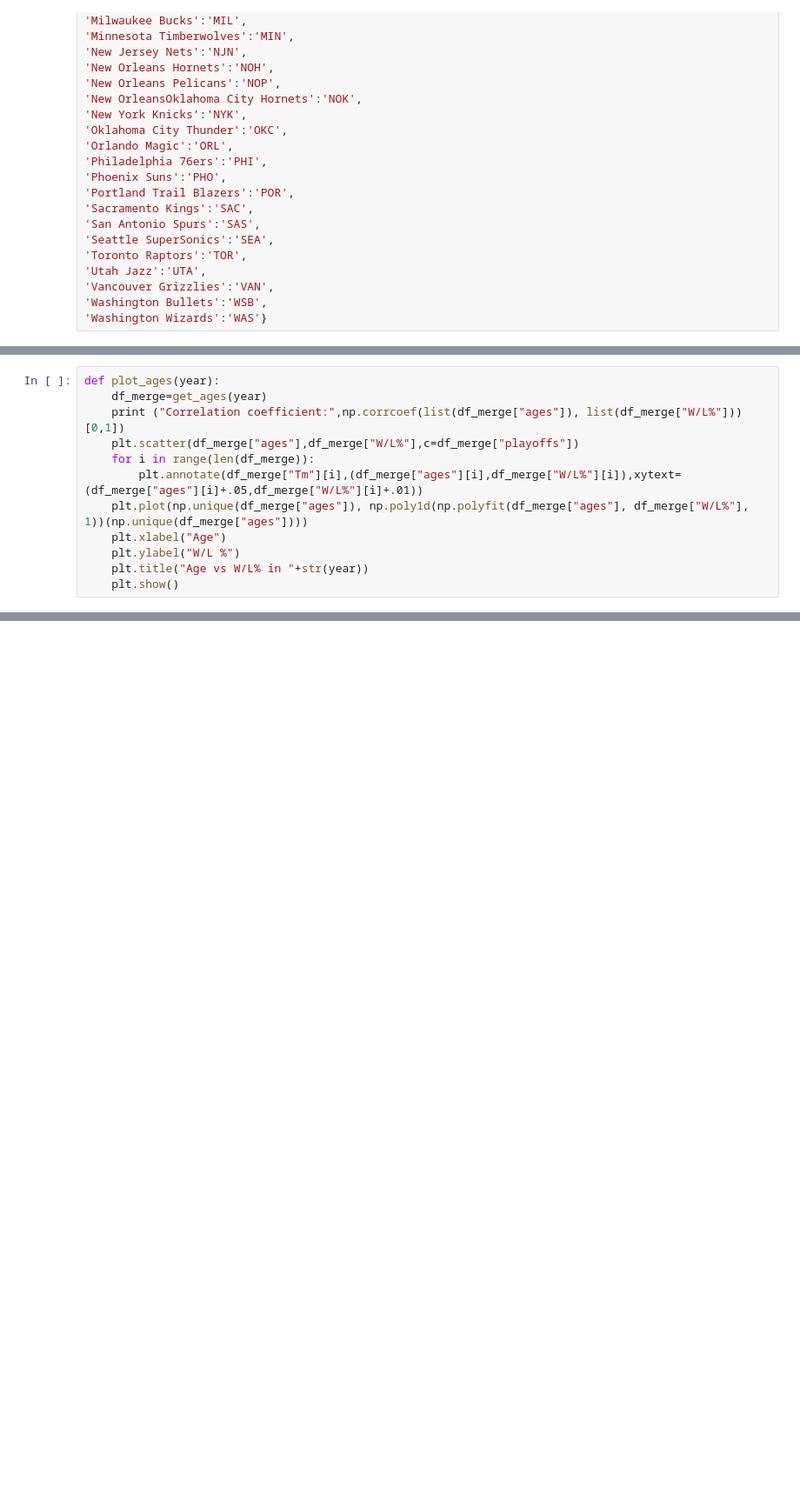
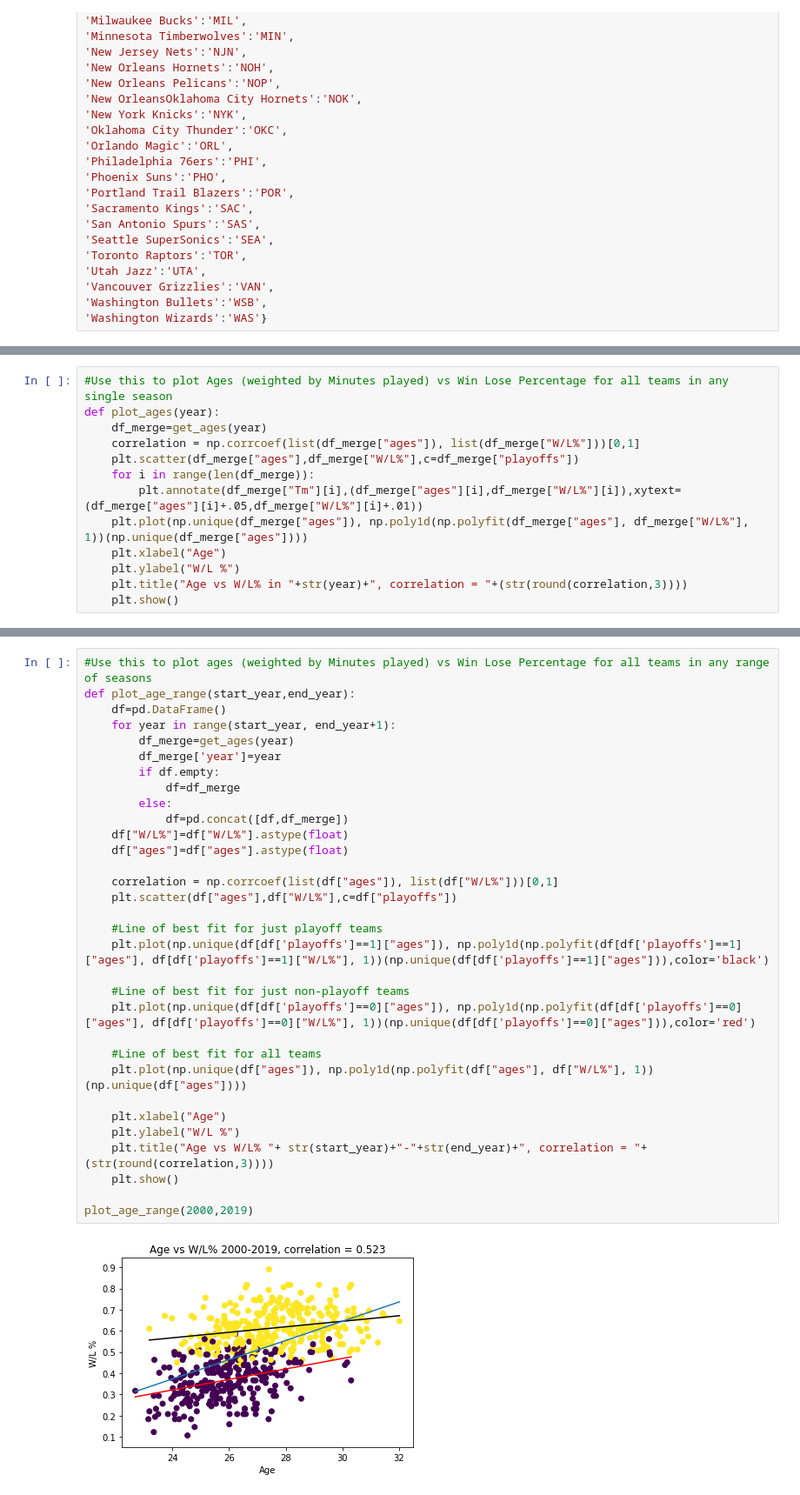
Before and after one commit to yoelferd/NBA-analytics, a Jupyter notebook: Age x MP vs WL.ipynb, the cells around one changed output, grey strips where cells are left out. Shown at 87% size. Saved outputs shown, nothing was run; the diff lists cells and outputs as text; blank space fills up the shorter version.

```diff
--- a/Age x MP vs WL.ipynb
+++ b/Age x MP vs WL.ipynb
@@ -135,15 +156,16 @@ def get_ages(year):
 #get_ages(2019)
 # %%
+#Use this to plot Ages (weighted by Minutes played) vs Win Lose Percentage for all teams in any single season
 def plot_ages(year):
     df_merge=get_ages(year)
-    print ("Correlation coefficient:",np.corrcoef(list(df_merge["ages"]), list(df_merge["W/L%"]))[0,1])
+    correlation = np.corrcoef(list(df_merge["ages"]), list(df_merge["W/L%"]))[0,1]
     plt.scatter(df_merge["ages"],df_merge["W/L%"],c=df_merge["playoffs"])
     for i in range(len(df_merge)):
         plt.annotate(df_merge["Tm"][i],(df_merge["ages"][i],df_merge["W/L%"][i]),xytext=(df_merge["ages"][i]+.05,df_merge["W/L%"][i]+.01))
     plt.plot(np.unique(df_merge["ages"]), np.poly1d(np.polyfit(df_merge["ages"], df_merge["W/L%"], 1))(np.unique(df_merge["ages"])))
     plt.xlabel("Age")
     plt.ylabel("W/L %")
-    plt.title("Age vs W/L% in "+str(year))
+    plt.title("Age vs W/L% in "+str(year)+", correlation = "+(str(round(correlation,3))))
     plt.show()
 # %%
 for year in range(2000,2020):
@@ -260,0 +187,34 @@ Correlation coefficient: 0.3104632079810172
+# %%
+#Use this to plot ages (weighted by Minutes played) vs Win Lose Percentage for all teams in any range of seasons
+def plot_age_range(start_year,end_year):
+    df=pd.DataFrame()
+    for year in range(start_year, end_year+1):
+        df_merge=get_ages(year)
+        df_merge['year']=year
+        if df.empty:
+            df=df_merge
+        else:
+            df=pd.concat([df,df_merge])
+    df["W/L%"]=df["W/L%"].astype(float)
+    df["ages"]=df["ages"].astype(float)
+
+    correlation = np.corrcoef(list(df["ages"]), list(df["W/L%"]))[0,1]
+    plt.scatter(df["ages"],df["W/L%"],c=df["playoffs"])
+
+    #Line of best fit for just playoff teams
+    plt.plot(np.unique(df[df['playoffs']==1]["ages"]), np.poly1d(np.polyfit(df[df['playoffs']==1]["ages"], df[df['playoffs']==1]["W/L%"], 1))(np.unique(df[df['playoffs']==1]["ages"])),color='black')
+
+    #Line of best fit for just non-playoff teams
+    plt.plot(np.unique(df[df['playoffs']==0]["ages"]), np.poly1d(np.polyfit(df[df['playoffs']==0]["ages"], df[df['playoffs']==0]["W/L%"], 1))(np.unique(df[df['playoffs']==0]["ages"])),color='red')
+
+    #Line of best fit for all teams
+    plt.plot(np.unique(df["ages"]), np.poly1d(np.polyfit(df["ages"], df["W/L%"], 1))(np.unique(df["ages"])))
+
+    plt.xlabel("Age")
+    plt.ylabel("W/L %")
+    plt.title("Age vs W/L% "+ str(start_year)+"-"+str(end_year)+", correlation = "+(str(round(correlation,3))))
+    plt.show()
+
+plot_age_range(2000,2019)
+# %% [output]
+[figure, added]
```
Also changed, not shown: parts of 2 cells of this notebook, 20 other files.
